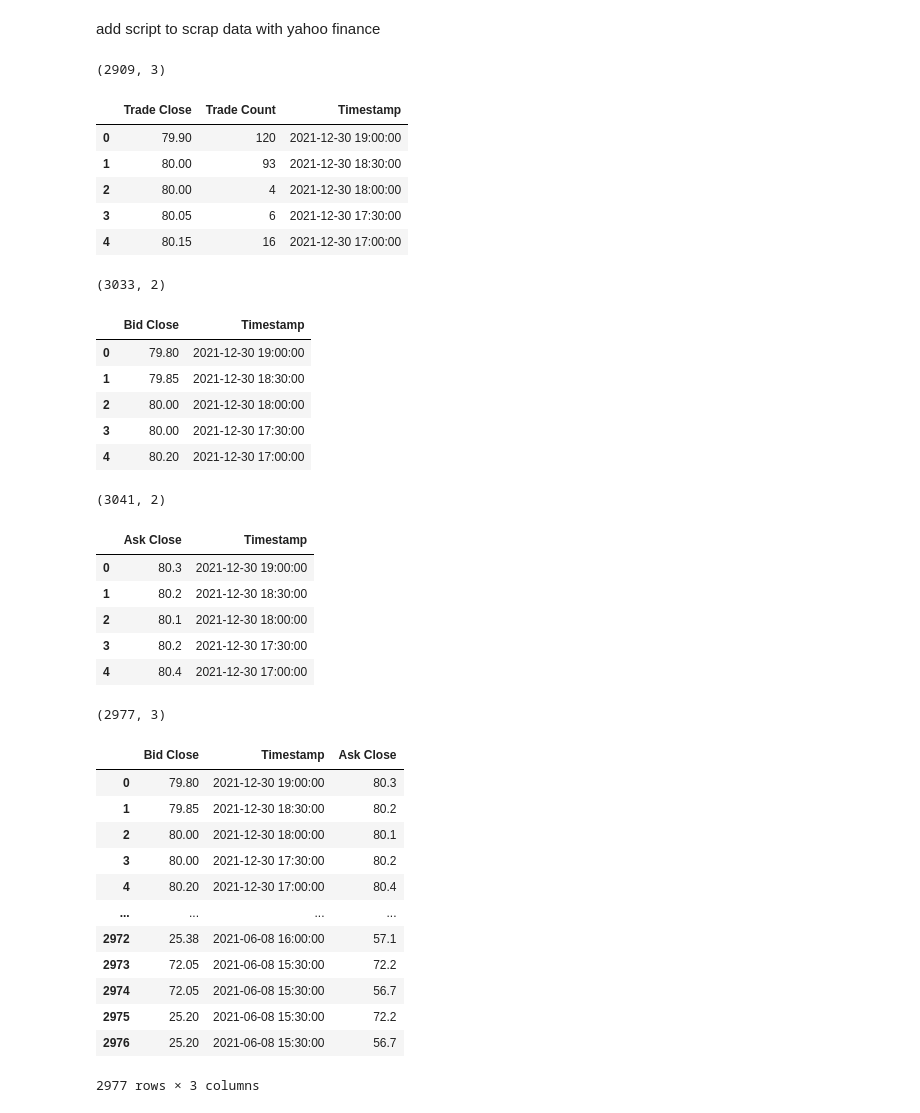
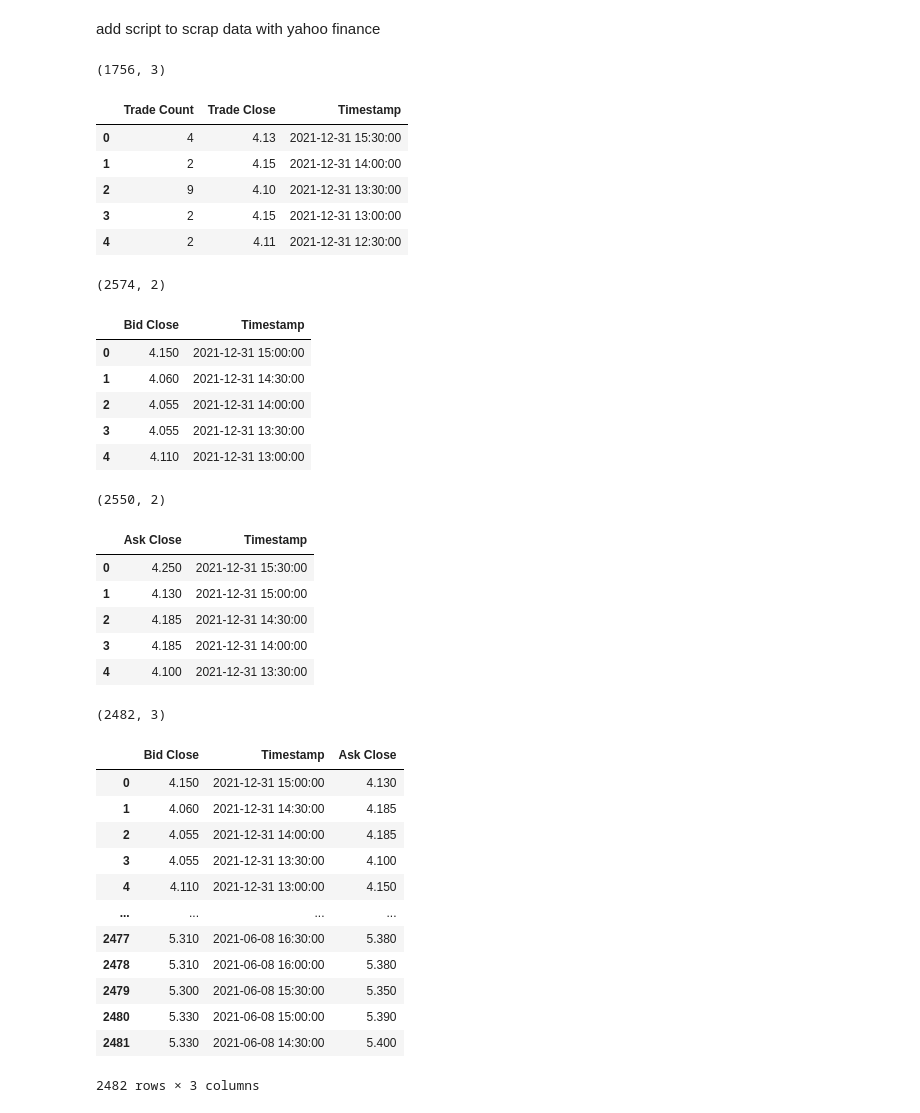
Before and after one commit to GuillaumePv/pin_surrogate_model, a Jupyter notebook: demo.ipynb, the cells around one changed output. Saved outputs shown, nothing was run; the diff lists cells and outputs as text; code cells hidden in the pictures.

```diff
--- a/demo.ipynb
+++ b/demo.ipynb
@@ -11,67 +12,67 @@ from matplotlib import style
 # %%
 dataset = ["vetropak","vontonbel","sig","vaudoise","bcv"]
-name = "vetropak"
-path = "./data/data_vontonbel.xlsx"
+name = "parro"
+path = "./data/data_parro.xlsx"
 folder_results = './results/'+name
 if os.path.exists(folder_results) == False:
     os.makedirs(folder_results)
 
 trade = pd.read_excel(path,sheet_name="trade_price")
 print(trade.shape)
 trade.head(5)
 # %% [output]
-(2909, 3)
+(1756, 3)
-|  | Trade Close | Trade Count | Timestamp |
-| 0 | 79.90 | 120 | 2021-12-30 19:00:00 |
-| 1 | 80.00 | 93 | 2021-12-30 18:30:00 |
-| 2 | 80.00 | 4 | 2021-12-30 18:00:00 |
-| 3 | 80.05 | 6 | 2021-12-30 17:30:00 |
-| 4 | 80.15 | 16 | 2021-12-30 17:00:00 |
+|  | Trade Count | Trade Close | Timestamp |
+| 0 | 4 | 4.13 | 2021-12-31 15:30:00 |
+| 1 | 2 | 4.15 | 2021-12-31 14:00:00 |
+| 2 | 9 | 4.10 | 2021-12-31 13:30:00 |
+| 3 | 2 | 4.15 | 2021-12-31 13:00:00 |
+| 4 | 2 | 4.11 | 2021-12-31 12:30:00 |
 # %%
 bid = pd.read_excel(path,sheet_name="bid")
 print(bid.shape)
 bid.head(5)
 # %% [output]
-(3033, 2)
+(2574, 2)
 |  | Bid Close | Timestamp |
-| 0 | 79.80 | 2021-12-30 19:00:00 |
-| 1 | 79.85 | 2021-12-30 18:30:00 |
-| 2 | 80.00 | 2021-12-30 18:00:00 |
-| 3 | 80.00 | 2021-12-30 17:30:00 |
-| 4 | 80.20 | 2021-12-30 17:00:00 |
+| 0 | 4.150 | 2021-12-31 15:00:00 |
+| 1 | 4.060 | 2021-12-31 14:30:00 |
+| 2 | 4.055 | 2021-12-31 14:00:00 |
+| 3 | 4.055 | 2021-12-31 13:30:00 |
+| 4 | 4.110 | 2021-12-31 13:00:00 |
 # %%
 ask = pd.read_excel(path,sheet_name="ask")
 print(ask.shape)
 ask.head(5)
 # %% [output]
-(3041, 2)
+(2550, 2)
 |  | Ask Close | Timestamp |
-| 0 | 80.3 | 2021-12-30 19:00:00 |
-| 1 | 80.2 | 2021-12-30 18:30:00 |
-| 2 | 80.1 | 2021-12-30 18:00:00 |
-| 3 | 80.2 | 2021-12-30 17:30:00 |
-| 4 | 80.4 | 2021-12-30 17:00:00 |
+| 0 | 4.250 | 2021-12-31 15:30:00 |
+| 1 | 4.130 | 2021-12-31 15:00:00 |
+| 2 | 4.185 | 2021-12-31 14:30:00 |
+| 3 | 4.185 | 2021-12-31 14:00:00 |
+| 4 | 4.100 | 2021-12-31 13:30:00 |
 # %%
 bid_ask_merge = pd.merge(bid,ask,on=["Timestamp"])
 print(bid_ask_merge.shape)
 # %% [output]
-(2977, 3)
+(2482, 3)
 # %%
 bid_ask_merge
 # %% [output]
 |  | Bid Close | Timestamp | Ask Close |
-| 0 | 79.80 | 2021-12-30 19:00:00 | 80.3 |
-| 1 | 79.85 | 2021-12-30 18:30:00 | 80.2 |
-| 2 | 80.00 | 2021-12-30 18:00:00 | 80.1 |
-| 3 | 80.00 | 2021-12-30 17:30:00 | 80.2 |
-| 4 | 80.20 | 2021-12-30 17:00:00 | 80.4 |
+| 0 | 4.150 | 2021-12-31 15:00:00 | 4.130 |
+| 1 | 4.060 | 2021-12-31 14:30:00 | 4.185 |
+| 2 | 4.055 | 2021-12-31 14:00:00 | 4.185 |
+| 3 | 4.055 | 2021-12-31 13:30:00 | 4.100 |
+| 4 | 4.110 | 2021-12-31 13:00:00 | 4.150 |
 | ... | ... | ... | ... |
-| 2972 | 25.38 | 2021-06-08 16:00:00 | 57.1 |
-| 2973 | 72.05 | 2021-06-08 15:30:00 | 72.2 |
-| 2974 | 72.05 | 2021-06-08 15:30:00 | 56.7 |
-| 2975 | 25.20 | 2021-06-08 15:30:00 | 72.2 |
-| 2976 | 25.20 | 2021-06-08 15:30:00 | 56.7 |
+| 2477 | 5.310 | 2021-06-08 16:30:00 | 5.380 |
+| 2478 | 5.310 | 2021-06-08 16:00:00 | 5.380 |
+| 2479 | 5.300 | 2021-06-08 15:30:00 | 5.350 |
+| 2480 | 5.330 | 2021-06-08 15:00:00 | 5.390 |
+| 2481 | 5.330 | 2021-06-08 14:30:00 | 5.400 |
-2977 rows × 3 columns
+2482 rows × 3 columns
 # %%
 bid_ask_merge["midpoint"]= (bid_ask_merge["Bid Close"]+bid_ask_merge["Ask Close"])/2
 bid_ask_merge
```
Also changed, not shown: parts of 15 cells of this notebook, 5 other files.
